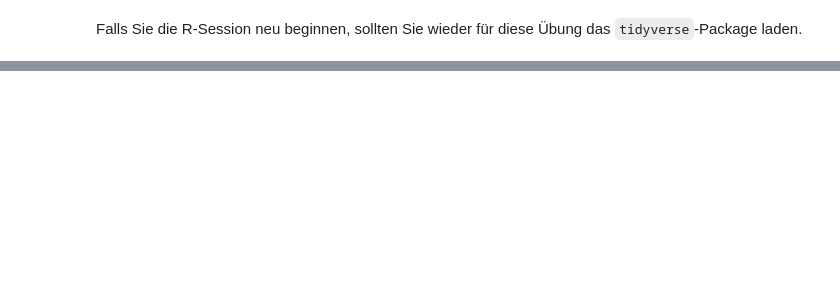
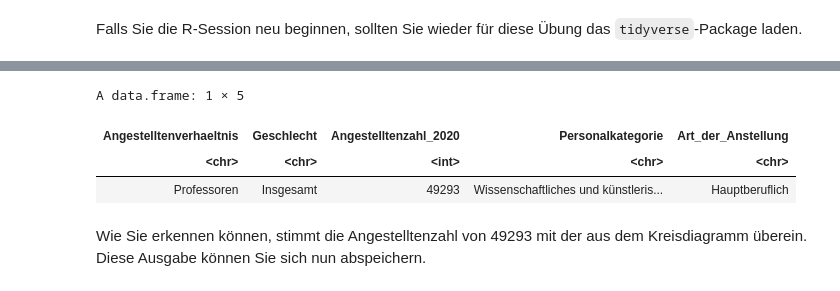
Before and after one commit to SchenbergZY/Tabelle-Fallstudie-1, a Jupyter notebook: notebook/R_Übung_Reprodu.ipynb, the cells around one changed output, grey strips where cells are left out. Saved outputs shown, nothing was run; the diff lists cells and outputs as text; code cells hidden in the pictures; blank space fills up the shorter version.

```diff
--- a/notebook/R_Übung_Reprodu.ipynb
+++ b/notebook/R_Übung_Reprodu.ipynb
@@ -60,5 +60,13 @@ Wie Sie nun vermutlich selber erkannt haben, handelt es sich bei dieser Datei um
 ### Nachbauen des Kreisdiagramms in R
 Das nachfolgende Skript knüpft an die vorangegangene Übung an. Es wird vorausgesetzt das die Daten entsprechend des Skriptes angepasst wurden.
 Ihre Tabellendaten sollten wie folgt aussehen:
+# %%
+# First replace all ae, oe, ue, ss to ä", ö, ü, ß
+Tabellendaten$Angestelltenverhaeltnis <- str_replace_all(Tabellendaten$Angestelltenverhaeltnis, c("ae" = "ä", "oe" =  "ö", "ue" = "ü" ))
+Tabellendaten$Geschlecht <- str_replace_all(Tabellendaten$Geschlecht, c("ae" = "ä", "oe" =  "ö", "ue" = "ü" ))
+Tabellendaten$Personalkategorie <- str_replace_all(Tabellendaten$Personalkategorie, c("ae" = "ä", "oe" =  "ö", "ue" = "ü" ))
+Tabellendaten$Art_der_Anstellung <- str_replace_all(Tabellendaten$Art_der_Anstellung, c("ae" = "ä", "oe" =  "ö", "ue" = "ü" ))
+Tabellendaten$Angestelltenverhaeltnis <- trimws(Tabellendaten$Angestelltenverhaeltnis, which = c("left"))
+#Tabellendaten
 # %%
 head(Tabellendaten)
@@ -79,0 +110,7 @@ library(tidyverse)
+# %%
+filter(Tabellendaten, Tabellendaten$Angestelltenverhaeltnis == "Professoren" & Tabellendaten$Geschlecht == "Insgesamt")
+# %% [output]
+A data.frame: 1 × 5
+| Angestelltenverhaeltnis | Geschlecht | Angestelltenzahl_2020 | Personalkategorie | Art_der_Anstellung |
+| <chr> | <chr> | <int> | <chr> | <chr> |
+| Professoren | Insgesamt | 49293 | Wissenschaftliches und künstleris... | Hauptberuflich |
@@ -79,0 +120,3 @@ library(tidyverse)
+# %% [markdown]
+Wie Sie erkennen können, stimmt die Angestelltenzahl von 49293 mit der aus dem Kreisdiagramm überein.
+Diese Ausgabe können Sie sich nun abspeichern.
```
Also changed, not shown: parts of 28 cells of this notebook.
